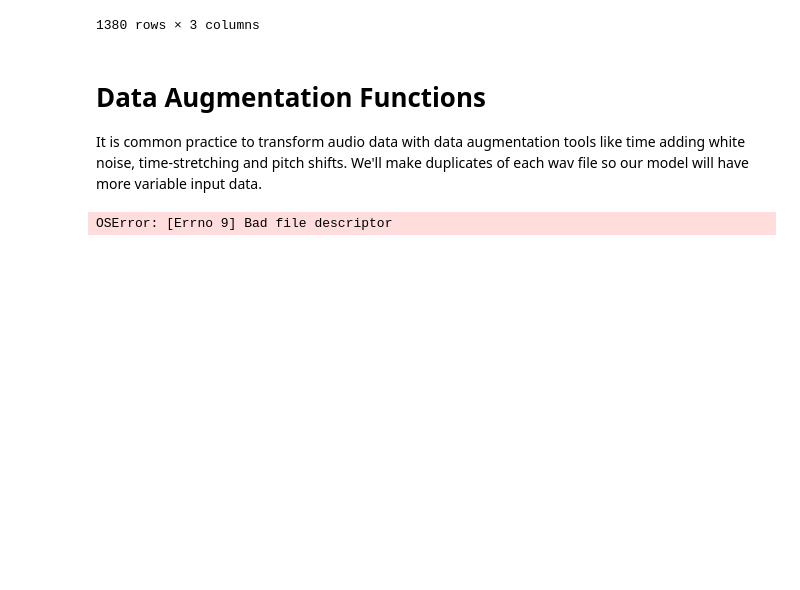
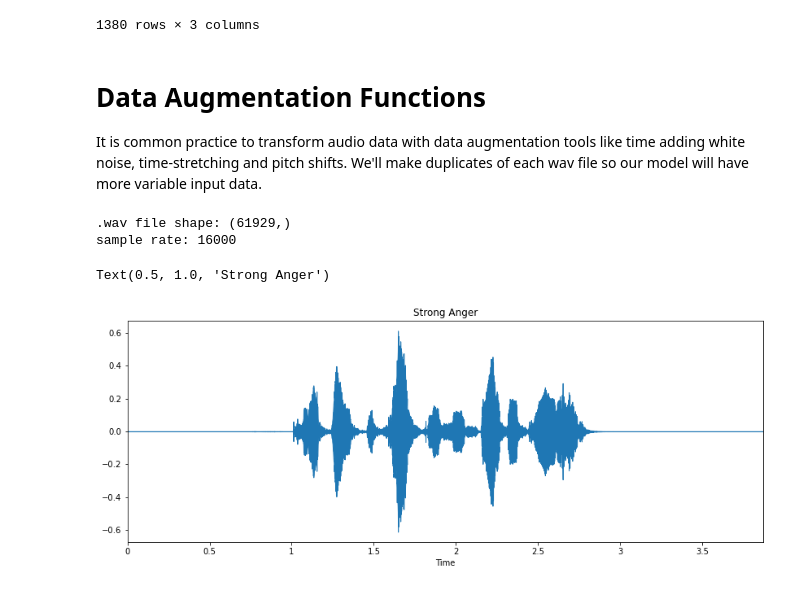
Before and after one commit to Jyve00/Emotion_Dectection, a Jupyter notebook: MVP.ipynb, the cells around one changed output. Drawn from its saved outputs; the diff is of its cells as text; code cells hidden in the pictures; blank space fills up the shorter version.

```diff
--- a/MVP.ipynb
+++ b/MVP.ipynb
@@ -89,9 +90,18 @@ We'll make duplicates of each wav file so our model will have more variable inpu
 # %%
 # test ideas and visualize
 
 # randomly choosen file
+# Emotion is 'Anger' and Intensity is strong
 test_wav_path = '/Users/stephen/Emotion_Dectection/data/RAVDESS/Audio_Speech_Actors_01-24/Actor_04/03-01-05-02-01-02-04.wav'
-test_signal, sr = librosa.load(test_wav_path, sr=16000) #
-play(test_signal, sr)
+sig, sr = librosa.load(test_wav_path, sr=16000) #
+print('.wav file shape: ' + str(sig.shape))
+print('sample rate: ' + str(sr))
+plt.figure(figsize=(14, 5))
+librosa.display.waveplot(sig, sr=sr)
+plt.title('Strong Anger')
+#ipd.Audio(test_signal, sr)
 # %% [output]
-OSError: [Errno 9] Bad file descriptor
+.wav file shape: (61929,)
+sample rate: 16000
+Text(0.5, 1.0, 'Strong Anger')
+[figure, added]
```
Also changed, not shown: parts of 22 cells of this notebook, 1 other file.
